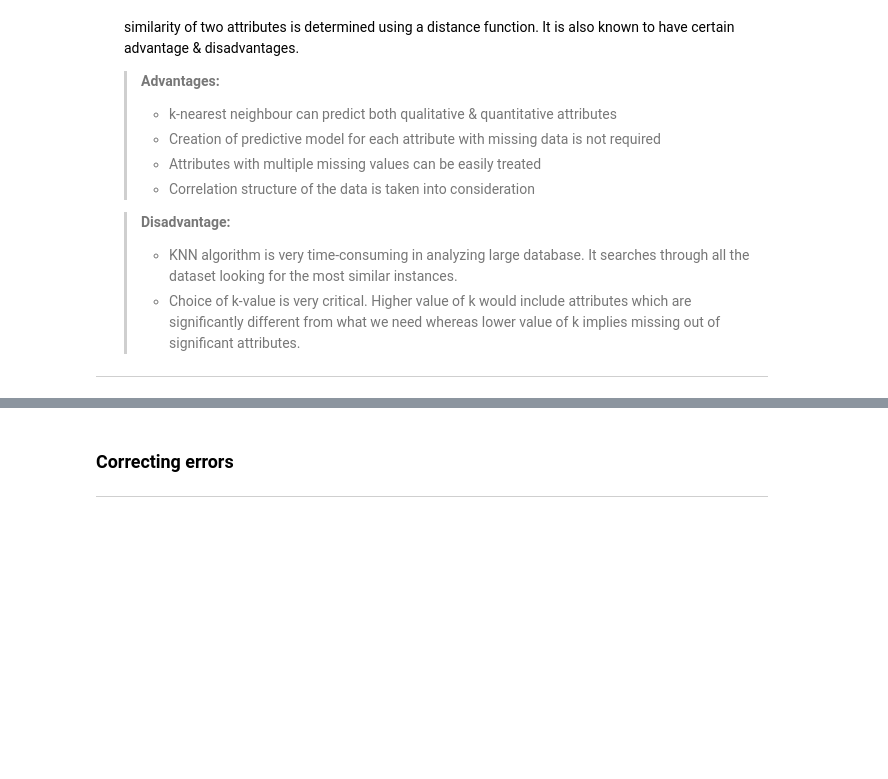
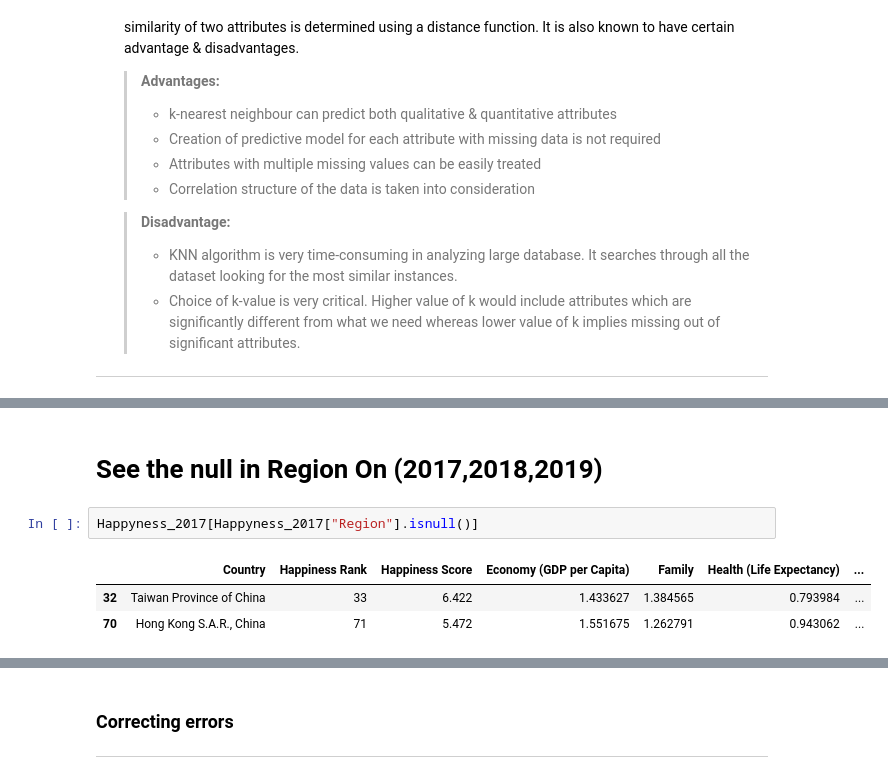
Before and after one commit to Tuwaiq-DS-ML-bootcamp-V-9/Usecase-2, a Jupyter notebook: EDA explain template_MeshalAlsanri.ipynb, the cells around one changed output, grey strips where cells are left out. Drawn from its saved outputs; the diff is of its cells as text; blank space fills up the shorter version.

```diff
--- a/EDA explain template_MeshalAlsanri.ipynb
+++ b/EDA explain template_MeshalAlsanri.ipynb
@@ -1006,0 +970,8 @@ Happyness_2018.columns , Happyness_2019.columns
+# %% [markdown]
+# See the null in Region On (2017,2018,2019)
+# %%
+Happyness_2017[Happyness_2017["Region"].isnull()]
+# %% [output]
+|  | Country | Happiness Rank | Happiness Score | Economy (GDP per Capita) | Family | Health (Life Expectancy) | ... |
+| 32 | Taiwan Province of China | 33 | 6.422 | 1.433627 | 1.384565 | 0.793984 | ... |
+| 70 | Hong Kong S.A.R., China | 71 | 5.472 | 1.551675 | 1.262791 | 0.943062 | ... |
```
Also changed, not shown: parts of 51 cells of this notebook.
